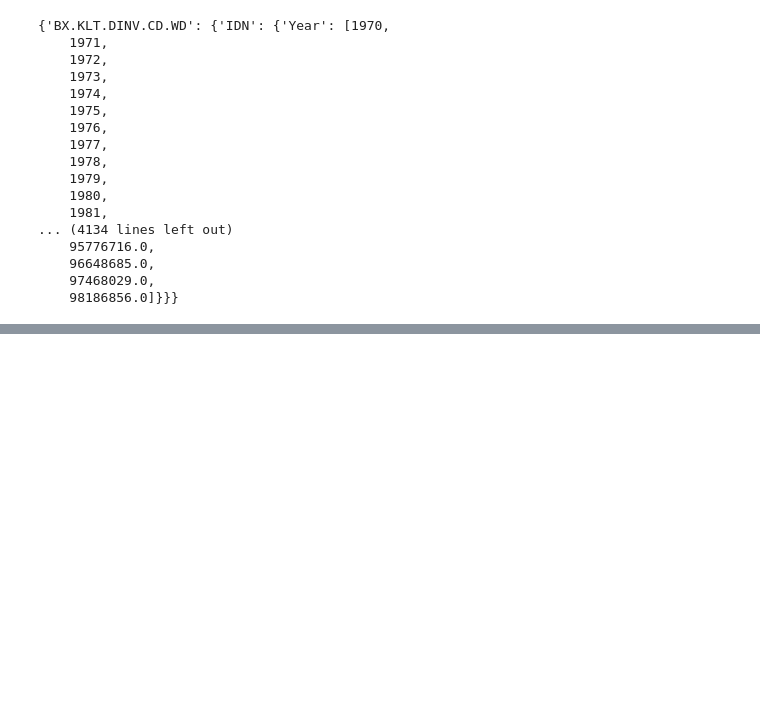
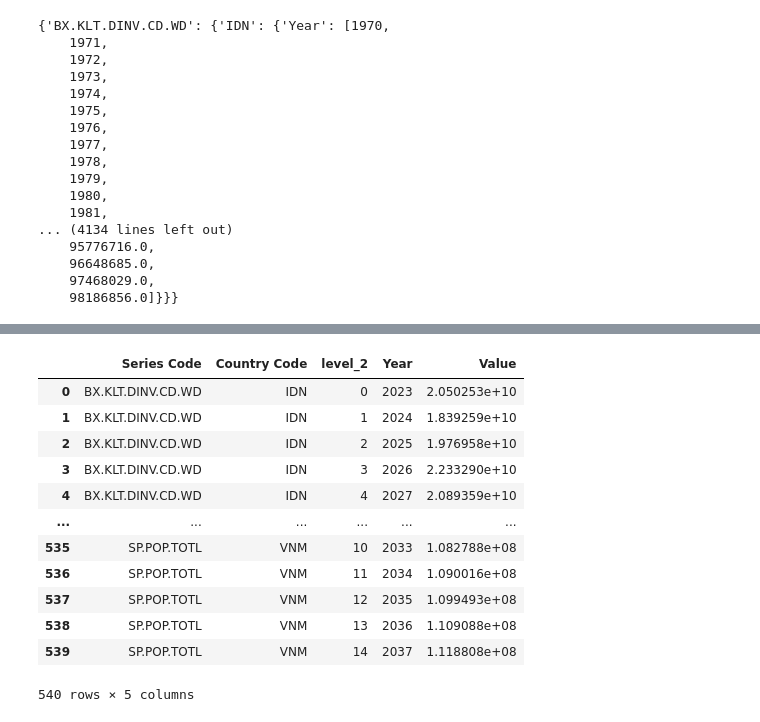
Before and after one commit to alexsgit/wbdata, a Jupyter notebook: notebooks/data_exploration.ipynb, the cells around one changed output, grey strips where cells are left out. Cells and saved outputs as stored; diff of their text form; code cells hidden in the pictures; blank space fills up the shorter version.

```diff
--- a/notebooks/data_exploration.ipynb
+++ b/notebooks/data_exploration.ipynb
@@ -272,0 +318,4 @@ FileNotFoundError: [Errno 2] No such file or directory
+# %%
+df = pd.read_csv('wb_data.csv')
+# %%
+df['Year'] = pd.to_datetime(df['Year'], format='%Y')
@@ -272,0 +324,26 @@ FileNotFoundError: [Errno 2] No such file or directory
+# %%
+def forecast_sarimax(group):
+    model = SARIMAX(group['Value'], order=(1, 1, 1), seasonal_order=(1, 1, 1, 12))
+    results = model.fit()
+    predictions = results.get_forecast(steps=15)
+    forecast = predictions.predicted_mean
+    forecast_years = pd.date_range(start=group['Year'].max() + pd.DateOffset(years=1), periods=15, freq='Y')
+    return pd.DataFrame({'Year': forecast_years.year, 'Value': forecast.values})
+# %%
+predicted_df = df.groupby(['Series Code', 'Country Code']).apply(forecast_sarimax).reset_index()
+# %%
+predicted_df
+# %% [output]
+|  | Series Code | Country Code | level_2 | Year | Value |
+| 0 | BX.KLT.DINV.CD.WD | IDN | 0 | 2023 | 2.050253e+10 |
+| 1 | BX.KLT.DINV.CD.WD | IDN | 1 | 2024 | 1.839259e+10 |
+| 2 | BX.KLT.DINV.CD.WD | IDN | 2 | 2025 | 1.976958e+10 |
+| 3 | BX.KLT.DINV.CD.WD | IDN | 3 | 2026 | 2.233290e+10 |
+| 4 | BX.KLT.DINV.CD.WD | IDN | 4 | 2027 | 2.089359e+10 |
+| ... | ... | ... | ... | ... | ... |
+| 535 | SP.POP.TOTL | VNM | 10 | 2033 | 1.082788e+08 |
+| 536 | SP.POP.TOTL | VNM | 11 | 2034 | 1.090016e+08 |
+| 537 | SP.POP.TOTL | VNM | 12 | 2035 | 1.099493e+08 |
+| 538 | SP.POP.TOTL | VNM | 13 | 2036 | 1.109088e+08 |
+| 539 | SP.POP.TOTL | VNM | 14 | 2037 | 1.118808e+08 |
+540 rows × 5 columns
```
Also changed, not shown: parts of 15 cells of this notebook, 7 other files.
